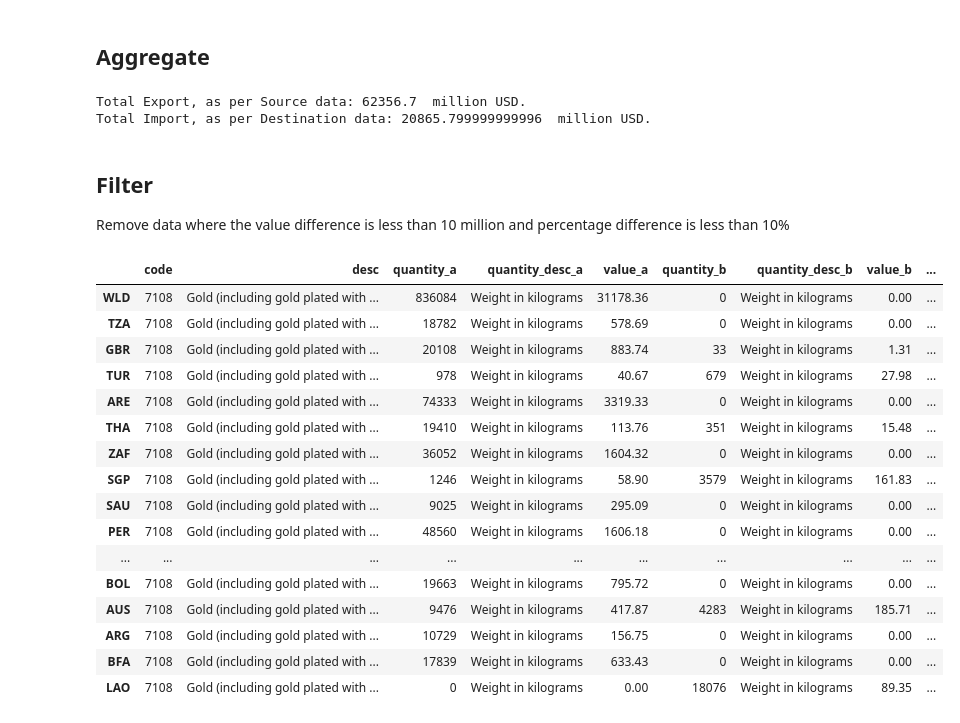
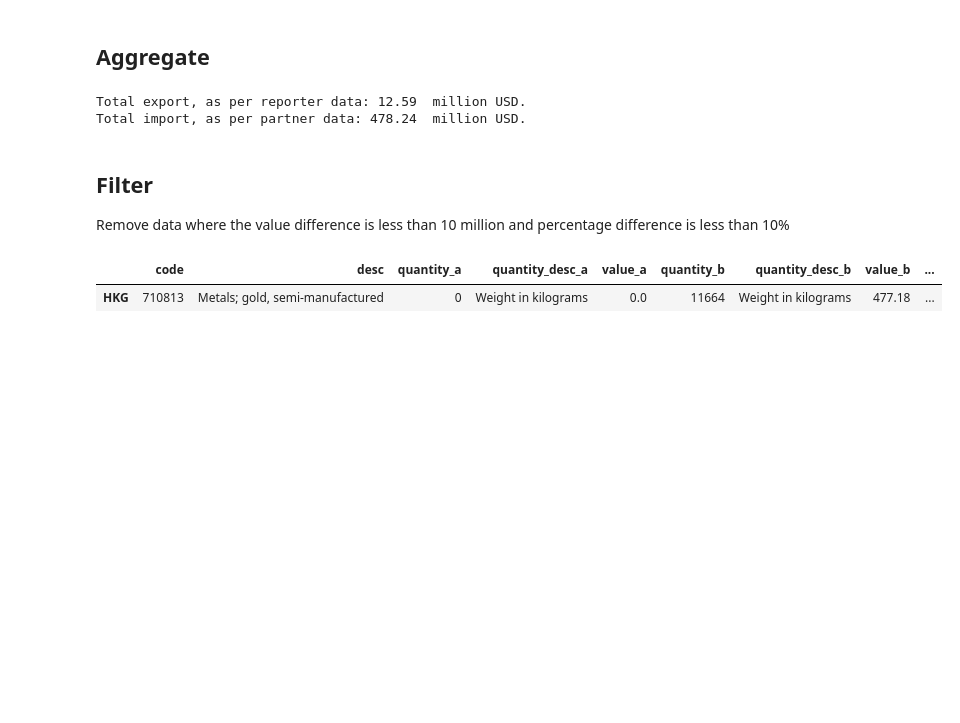
Before and after one commit to kmaneesh/tta, a Jupyter notebook: notebook/commodity/import.ipynb, the cells around one changed output. Drawn from its saved outputs; the diff is of its cells as text; code cells hidden in the pictures; blank space fills up the shorter version.

```diff
--- a/notebook/commodity/import.ipynb
+++ b/notebook/commodity/import.ipynb
@@ -17,8 +43,0 @@ tta = Analysis()
-# %%
-# Code for india as reporter and partner
-india = 699
-# Trade regime
-# [{'id': '1', 'text': 'Import'}, {'id': '2', 'text': 'Export'},
-# {'id': '3', 'text': 're-Export'}, {'id': '4', 'text': 're-Import'}]
-# Chapter
-cc = 710813
@@ -27,7 +53,0 @@ cc = 710813
-# %%
-source = 699 # India
-destination = 'ALL' # all
-tta.set_source_destination(source, destination)
-
-status = tta.api.data_available(india, 201912, 'HS', 'M')
-print(status)
@@ -38,4 +54,5 @@ print(status)
 # %%
-data_in, data_out = tta.get_import_data(2019, cc)
+data_in, data_out = tta.get_import_data(reporter, partner, period, cc)
 data = tta.compare(data_in, data_out, 'pt3ISO', 'rt3ISO')
+df = tta.prepare(data)
 # %% [output]
@@ -46,14 +60,0 @@ data = tta.compare(data_in, data_out, 'pt3ISO', 'rt3ISO')
-# %%
-df = pd.DataFrame.from_dict(data, orient='index')
-df['value_diff'] = df['value_a'] - df['value_b']
-df['quantity_diff'] = df['quantity_a'] - df['quantity_b']
-df['quantity_diff'].round(2)
-df['value_diff'].round(2)
-df['quantity_pct'] = (df['quantity_diff'] / df['quantity_a']) * 100
-df['value_pct'] = (df['value_diff'] / df['value_a']) * 100
-df['quantity_pct'].round(2)
-df['value_pct'].round(2)
-df['value_diff_abs'] = abs(df['value_diff'])
-df['value_pct_abs'] = abs(df['value_pct'])
-df['iso'] = df.index
-df
@@ -83,37 +88,22 @@ plt.show()
 # %% [markdown]
 ## Aggregate
 # %%
-print("Total Export, as per Source data:", df['value_a'].sum(), " million USD.")
-print("Total Import, as per Destination data:", df['value_b'].sum(), " million USD.")
+print("Total export, as per reporter data:", df['value_a'].sum(), " million USD.")
+print("Total import, as per partner data:", df['value_b'].sum(), " million USD.")
 # %% [output]
-Total Export, as per Source data: 62356.7  million USD.
-Total Import, as per Destination data: 20865.799999999996  million USD.
+Total export, as per reporter data: 12.59  million USD.
+Total import, as per partner data: 478.24  million USD.
 # %% [markdown]
 ## Filter
 Remove data where the value difference is less than 10 million and percentage difference is less than 10%
 # %%
 percentage_cutoff = 10 # value to filter
 value_diff_cutoff = 10 # value to filter
 dfi = df[(df['value_pct_abs'] > percentage_cutoff) & (df['value_diff_abs'] > value_diff_cutoff)]
-dfi.sort_values(by=['value_'])
+dfi.sort_values(by=['value_diff_abs'])
 # %% [output]
 |  | code | desc | quantity_a | quantity_desc_a | value_a | quantity_b | quantity_desc_b | value_b | ... |
-| WLD | 7108 | Gold (including gold plated with ... | 836084 | Weight in kilograms | 31178.36 | 0 | Weight in kilograms | 0.00 | ... |
-| TZA | 7108 | Gold (including gold plated with ... | 18782 | Weight in kilograms | 578.69 | 0 | Weight in kilograms | 0.00 | ... |
-| GBR | 7108 | Gold (including gold plated with ... | 20108 | Weight in kilograms | 883.74 | 33 | Weight in kilograms | 1.31 | ... |
-| TUR | 7108 | Gold (including gold plated with ... | 978 | Weight in kilograms | 40.67 | 679 | Weight in kilograms | 27.98 | ... |
-| ARE | 7108 | Gold (including gold plated with ... | 74333 | Weight in kilograms | 3319.33 | 0 | Weight in kilograms | 0.00 | ... |
-| THA | 7108 | Gold (including gold plated with ... | 19410 | Weight in kilograms | 113.76 | 351 | Weight in kilograms | 15.48 | ... |
-| ZAF | 7108 | Gold (including gold plated with ... | 36052 | Weight in kilograms | 1604.32 | 0 | Weight in kilograms | 0.00 | ... |
-| SGP | 7108 | Gold (including gold plated with ... | 1246 | Weight in kilograms | 58.90 | 3579 | Weight in kilograms | 161.83 | ... |
-| SAU | 7108 | Gold (including gold plated with ... | 9025 | Weight in kilograms | 295.09 | 0 | Weight in kilograms | 0.00 | ... |
-| PER | 7108 | Gold (including gold plated with ... | 48560 | Weight in kilograms | 1606.18 | 0 | Weight in kilograms | 0.00 | ... |
-| ... | ... | ... | ... | ... | ... | ... | ... | ... | ... |
-| BOL | 7108 | Gold (including gold plated with ... | 19663 | Weight in kilograms | 795.72 | 0 | Weight in kilograms | 0.00 | ... |
-| AUS | 7108 | Gold (including gold plated with ... | 9476 | Weight in kilograms | 417.87 | 4283 | Weight in kilograms | 185.71 | ... |
-| ARG | 7108 | Gold (including gold plated with ... | 10729 | Weight in kilograms | 156.75 | 0 | Weight in kilograms | 0.00 | ... |
-| BFA | 7108 | Gold (including gold plated with ... | 17839 | Weight in kilograms | 633.43 | 0 | Weight in kilograms | 0.00 | ... |
-| LAO | 7108 | Gold (including gold plated with ... | 0 | Weight in kilograms | 0.00 | 18076 | Weight in kilograms | 89.35 | ... |
+| HKG | 710813 | Metals; gold, semi-manufactured | 0 | Weight in kilograms | 0.0 | 11664 | Weight in kilograms | 477.18 | ... |
 # %%
 df.plot(kind='bar', y=['value_a','value_b'], x='iso')
 plt.show()
```
Also changed, not shown: parts of 14 cells of this notebook, 1 other file.
